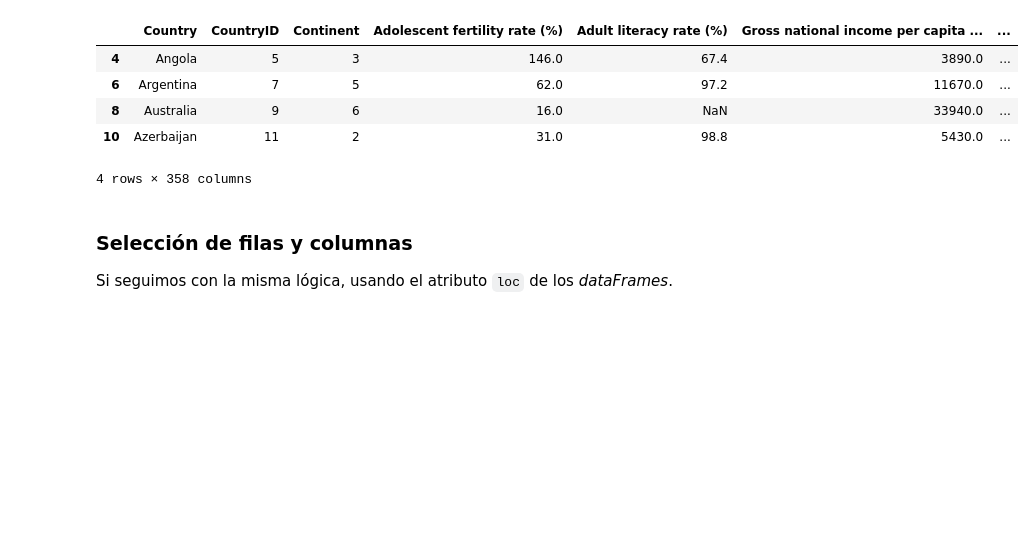
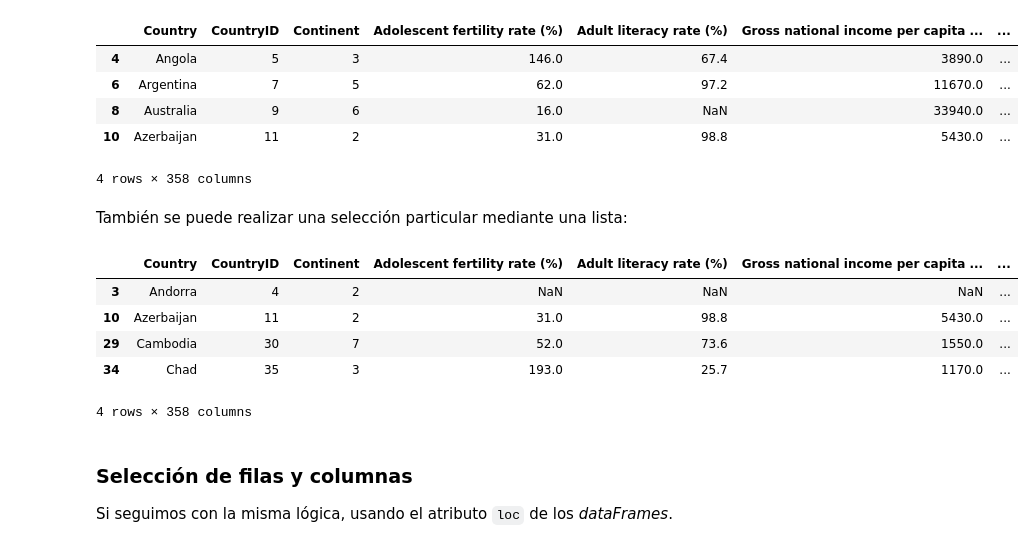
Before and after one commit to wisaaco/TxADM, a Jupyter notebook: notebooks/Part2/00_Pandas/01_Introduccion.ipynb, the cells around one changed output. Saved outputs shown, nothing was run; the diff lists cells and outputs as text; code cells hidden in the pictures; blank space fills up the shorter version.

```diff
--- a/notebooks/Part2/00_Pandas/01_Introduccion.ipynb
+++ b/notebooks/Part2/00_Pandas/01_Introduccion.ipynb
@@ -637,3 +725,14 @@ df.loc[200:]
+# %% [markdown]
+También se puede realizar una selección particular mediante una lista:
+# %%
+df_who.loc[[3,10,29,34]]
+# %% [output]
+|  | Country | CountryID | Continent | Adolescent fertility rate (%) | Adult literacy rate (%) | Gross national income per capita ... | ... |
+| 3 | Andorra | 4 | 2 | NaN | NaN | NaN | ... |
+| 10 | Azerbaijan | 11 | 2 | 31.0 | 98.8 | 5430.0 | ... |
+| 29 | Cambodia | 30 | 7 | 52.0 | 73.6 | 1550.0 | ... |
+| 34 | Chad | 35 | 3 | 193.0 | 25.7 | 1170.0 | ... |
+4 rows × 358 columns
 # %% [markdown]
 ### Selección de filas y columnas
 
```
Also changed, not shown: parts of 84 cells of this notebook.
